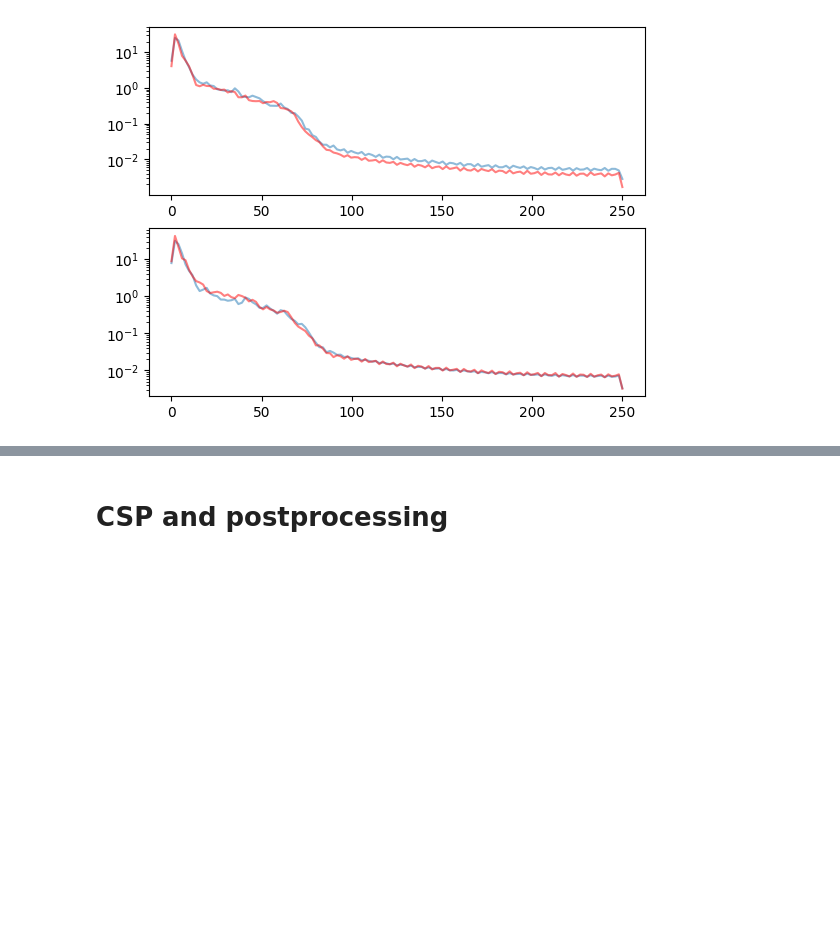
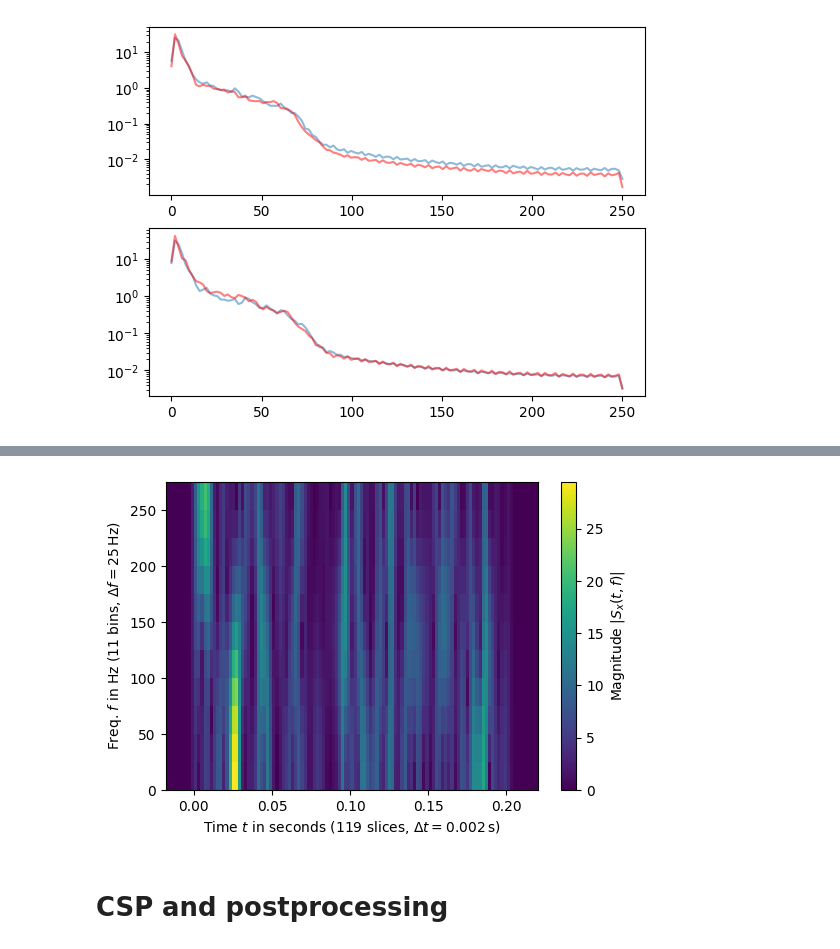
Before and after one commit to deltaC/EEG_Event_Classification, a Jupyter notebook: statistics_research.ipynb, the cells around one changed output, grey strips where cells are left out. Drawn from its saved outputs; the diff is of its cells as text; code cells hidden in the pictures; blank space fills up the shorter version.

```diff
--- a/statistics_research.ipynb
+++ b/statistics_research.ipynb
@@ -250,3 +274,17 @@ plt.show()
+# %%
+fig, ax = plt.subplots(figsize=(6., 4.))
+
+im2 = ax.imshow(abs(Sx_r), origin='lower', aspect='auto',
+                 extent=SFT.extent(100), cmap='viridis')
+ax.set(xlabel=f"Time $t$ in seconds ({SFT.p_num(100)} slices, " +
+               rf"$\Delta t = {SFT.delta_t:g}\,$s)",
+        ylabel=f"Freq. $f$ in Hz ({SFT.f_pts} bins, " +
+               rf"$\Delta f = {SFT.delta_f:g}\,$Hz)")
+
+fig.colorbar(im2, label="Magnitude $|S_x(t, f)|$")
+plt.show()
+# %% [output]
+[figure, added]
 # %% [markdown]
 # CSP and postprocessing
 # %%
```
Also changed, not shown: parts of 9 cells of this notebook, 2 other files.
